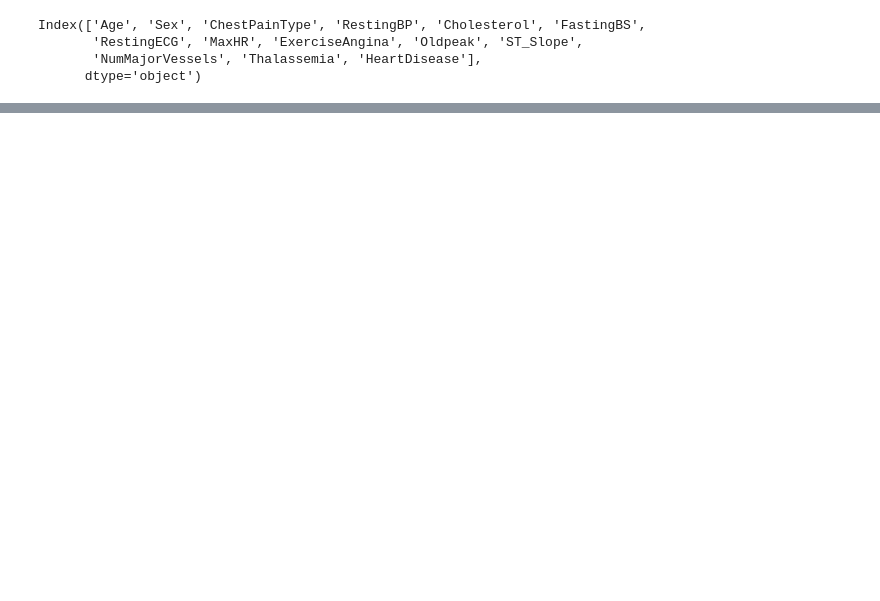
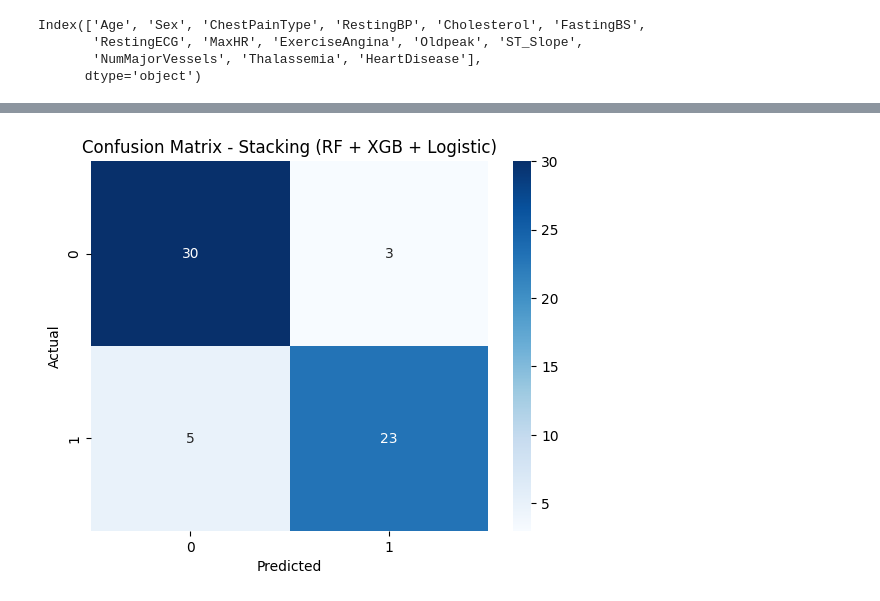
Before and after one commit to Shri-AI-ML/Heart-Disease-Prediction, a Jupyter notebook: main.ipynb, the cells around one changed output, grey strips where cells are left out. Saved outputs shown, nothing was run; the diff lists cells and outputs as text; code cells hidden in the pictures; blank space fills up the shorter version.

```diff
--- a/main.ipynb
+++ b/main.ipynb
@@ -598,0 +84,18 @@ print("Number of features in the saved model:", best_model.n_features_in_)
+# %%
+X=new_data.drop('HeartDisease',axis=1)
+y=new_data['HeartDisease']
+
+X_train,X_temp,y_train,y_temp=train_test_split(X,y,test_size=0.4,random_state=42,stratify=y)
+X_val,X_test,y_val,y_test=train_test_split(X_temp,y_temp,test_size=0.5,random_state=42,stratify=y_temp)
+# %%
+scaler=StandardScaler()
+X_train_scaled=scaler.fit_transform(X_train)
+X_val_scaled= scaler.fit_transform(X_val)
+X_test_scaled= scaler.fit_transform(X_test)
+# %%
+model1=LogisticRegression(max_iter=1000,random_state=42)
+model1.fit(X_train_scaled,y_train)
+
+train_prob=model1.predict_proba(X_train_scaled)[:,1].reshape(-1,1)
+val_prob=model1.predict_proba(X_val_scaled)[:,1].reshape(-1,1)
+test_prob=model1.predict_proba(X_test_scaled)[:,1].reshape(-1,1)
@@ -598,0 +195,57 @@ print("Number of features in the saved model:", best_model.n_features_in_)
+# %%
+from sklearn.ensemble import RandomForestClassifier, StackingClassifier
+from xgboost import XGBClassifier
+from sklearn.linear_model import LogisticRegression
+from sklearn.metrics import accuracy_score, roc_auc_score, classification_report, confusion_matrix
+import numpy as np
+import matplotlib.pyplot as plt
+import seaborn as sns
+
+# --- Base Models ---
+rf = RandomForestClassifier(
+    n_estimators=200, max_depth=8, random_state=42, class_weight='balanced'
+)
+
+xgb = XGBClassifier(
+    n_estimators=300,
+    learning_rate=0.05,
+    max_depth=5,
+    subsample=0.9,
+    colsample_bytree=0.8,
+    random_state=42,
+    eval_metric='logloss'
+)
+
+# --- Meta Learner ---
+meta_model = LogisticRegression(max_iter=1000, solver='lbfgs')
+
+# --- Stacking Ensemble ---
+stack = StackingClassifier(
+    estimators=[('rf', rf), ('xgb', xgb)],
+    final_estimator=meta_model,
+    cv=5,
+    n_jobs=-1
+)
+
+# --- Train the model ---
+stack.fit(X_train_scaled, y_train)
+
+# --- Predictions ---
+y_pred = stack.predict(X_test_scaled)
+y_proba = stack.predict_proba(X_test_scaled)[:, 1]
+
+# --- Evaluation ---
+acc = accuracy_score(y_test, y_pred)
+auc = roc_auc_score(y_test, y_proba)
+print(f"🚀 Stacking Ensemble Accuracy: {acc:.4f}")
+print(f"🌈 Stacking Ensemble AUC: {auc:.4f}")
+print("\nClassification Report:\n", classification_report(y_test, y_pred))
+
+# --- Confusion Matrix ---
+cm = confusion_matrix(y_test, y_pred)
+sns.heatmap(cm, annot=True, fmt='d', cmap='Blues')
+plt.title("Confusion Matrix - Stacking (RF + XGB + Logistic)")
+plt.xlabel("Predicted")
+plt.ylabel("Actual")
+plt.show()
+# %% [output]
@@ -598,0 +264 @@ print("Number of features in the saved model:", best_model.n_features_in_)
+[figure, added]
```
Also changed, not shown: parts of 36 cells of this notebook, 5 other files.
